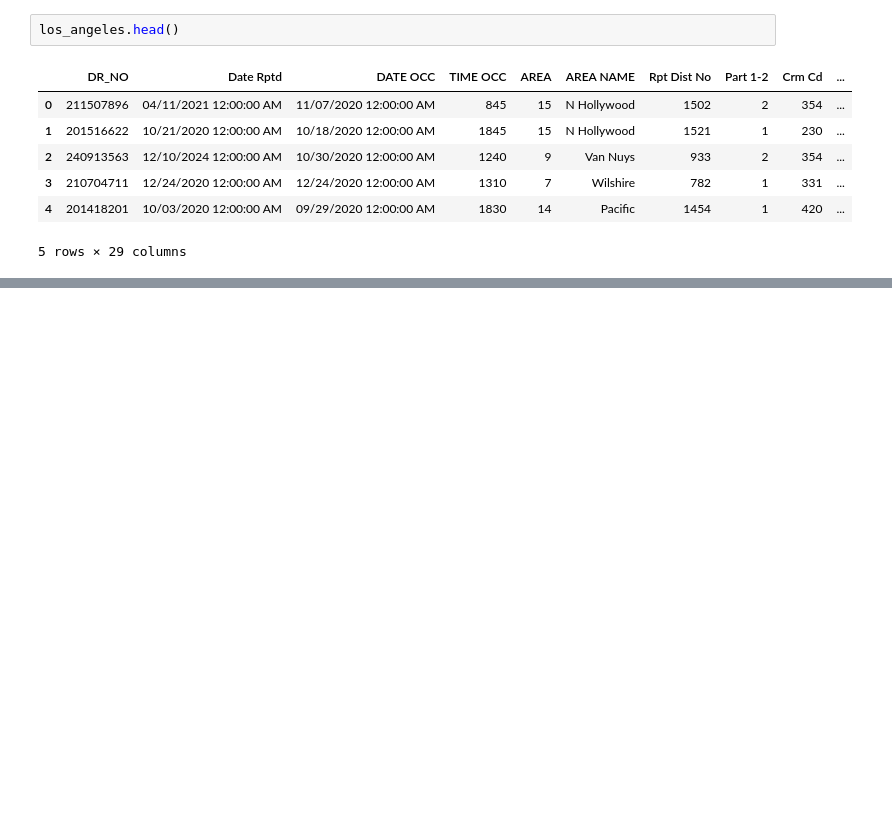
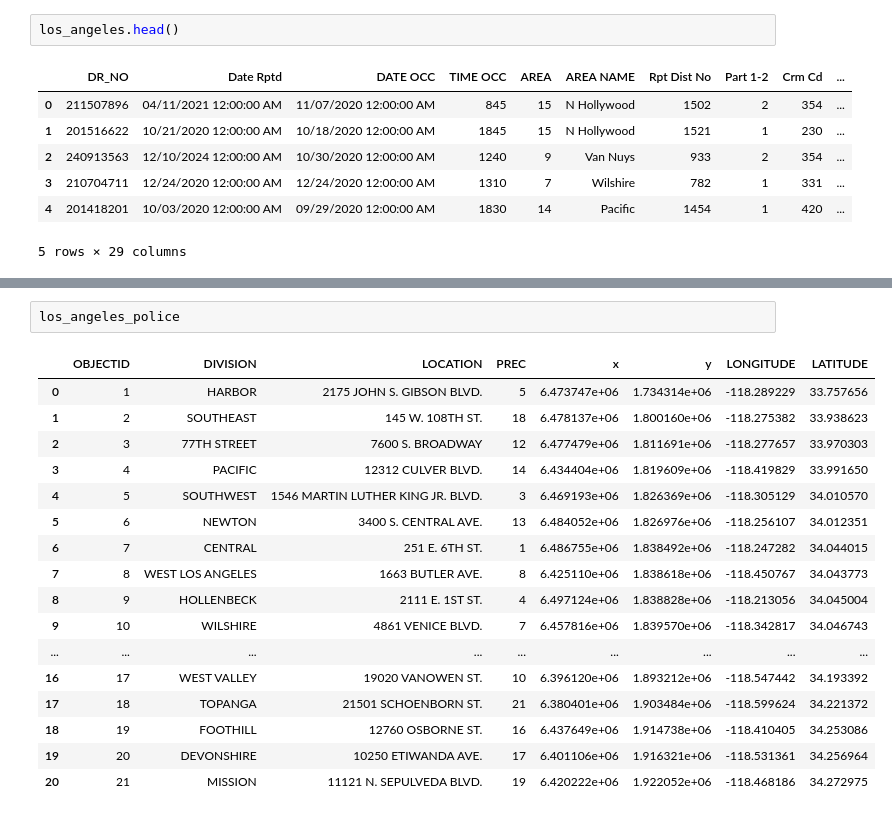
Before and after one commit to CaseyA21/CS290-CrimeData, a Jupyter notebook: codes.ipynb, the cells around one changed output, grey strips where cells are left out. Cells and saved outputs as stored; diff of their text form; blank space fills up the shorter version.

```diff
--- a/codes.ipynb
+++ b/codes.ipynb
@@ -542,0 +789,20 @@ los_angeles.head()
+# %%
+los_angeles_police
+# %% [output]
+|  | OBJECTID | DIVISION | LOCATION | PREC | x | y | LONGITUDE | LATITUDE |
+| 0 | 1 | HARBOR | 2175 JOHN S. GIBSON BLVD. | 5 | 6.473747e+06 | 1.734314e+06 | -118.289229 | 33.757656 |
+| 1 | 2 | SOUTHEAST | 145 W. 108TH ST. | 18 | 6.478137e+06 | 1.800160e+06 | -118.275382 | 33.938623 |
+| 2 | 3 | 77TH STREET | 7600 S. BROADWAY | 12 | 6.477479e+06 | 1.811691e+06 | -118.277657 | 33.970303 |
+| 3 | 4 | PACIFIC | 12312 CULVER BLVD. | 14 | 6.434404e+06 | 1.819609e+06 | -118.419829 | 33.991650 |
+| 4 | 5 | SOUTHWEST | 1546 MARTIN LUTHER KING JR. BLVD. | 3 | 6.469193e+06 | 1.826369e+06 | -118.305129 | 34.010570 |
+| 5 | 6 | NEWTON | 3400 S. CENTRAL AVE. | 13 | 6.484052e+06 | 1.826976e+06 | -118.256107 | 34.012351 |
+| 6 | 7 | CENTRAL | 251 E. 6TH ST. | 1 | 6.486755e+06 | 1.838492e+06 | -118.247282 | 34.044015 |
+| 7 | 8 | WEST LOS ANGELES | 1663 BUTLER AVE. | 8 | 6.425110e+06 | 1.838618e+06 | -118.450767 | 34.043773 |
+| 8 | 9 | HOLLENBECK | 2111 E. 1ST ST. | 4 | 6.497124e+06 | 1.838828e+06 | -118.213056 | 34.045004 |
+| 9 | 10 | WILSHIRE | 4861 VENICE BLVD. | 7 | 6.457816e+06 | 1.839570e+06 | -118.342817 | 34.046743 |
+| ... | ... | ... | ... | ... | ... | ... | ... | ... |
+| 16 | 17 | WEST VALLEY | 19020 VANOWEN ST. | 10 | 6.396120e+06 | 1.893212e+06 | -118.547442 | 34.193392 |
+| 17 | 18 | TOPANGA | 21501 SCHOENBORN ST. | 21 | 6.380401e+06 | 1.903484e+06 | -118.599624 | 34.221372 |
+| 18 | 19 | FOOTHILL | 12760 OSBORNE ST. | 16 | 6.437649e+06 | 1.914738e+06 | -118.410405 | 34.253086 |
+| 19 | 20 | DEVONSHIRE | 10250 ETIWANDA AVE. | 17 | 6.401106e+06 | 1.916321e+06 | -118.531361 | 34.256964 |
+| 20 | 21 | MISSION | 11121 N. SEPULVEDA BLVD. | 19 | 6.420222e+06 | 1.922052e+06 | -118.468186 | 34.272975 |
```
Also changed, not shown: parts of 25 cells of this notebook.
